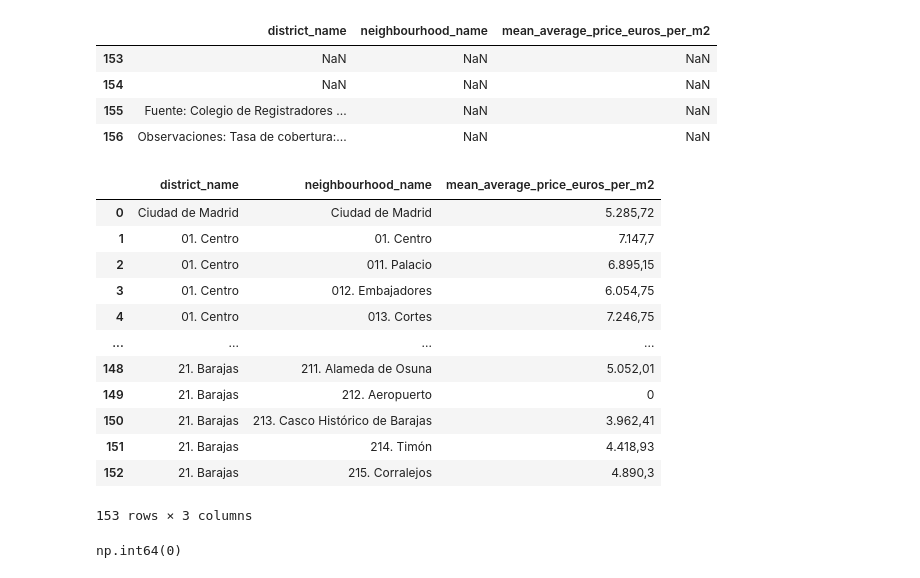
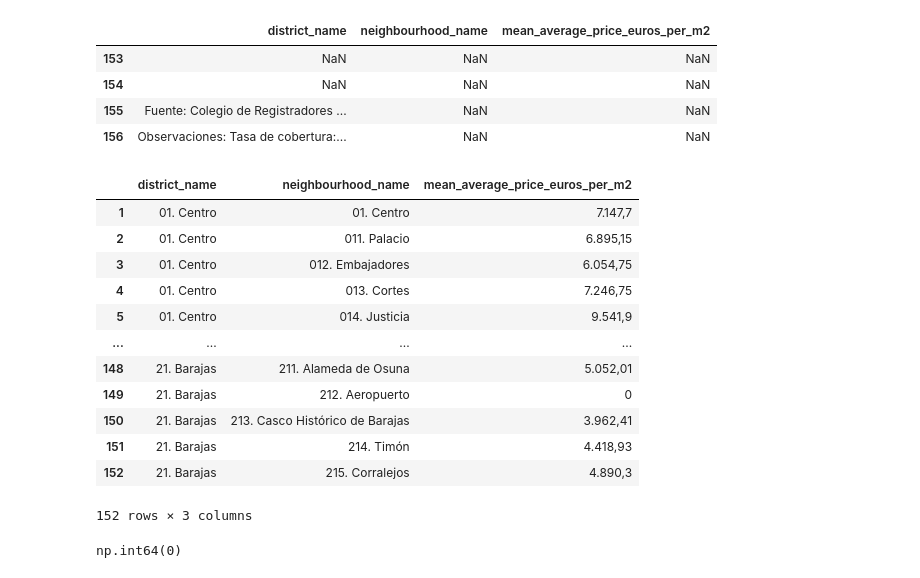
Before and after one commit to CharlieSm49/madrid-housing-ml, a Jupyter notebook: notebooks/02_cleaning_prices.ipynb, the cells around one changed output. Cells and saved outputs as stored; diff of their text form; code cells hidden in the pictures.

Commit message:
clean and prepare dataset to be merged

```diff
--- a/notebooks/02_cleaning_prices.ipynb
+++ b/notebooks/02_cleaning_prices.ipynb
@@ -36,9 +36,9 @@ prices_clean.head(10)
 10 rows × 173 columns
 # %%
 # Combine first two rows into header
-new_columns = ( prices.columns.astype(str) + "_" +
-                prices.iloc[1].fillna("").astype(str)+ ":_" +
-                prices.iloc[0].fillna("").astype(str) )
+new_columns = ( prices_clean.columns.astype(str) + "_" +
+                prices_clean.iloc[1].fillna("").astype(str)+ ":_" +
+                prices_clean.iloc[0].fillna("").astype(str) )
 
 prices_clean.columns= new_columns
 # %%
@@ -75,5 +75,5 @@ Index(['2025_Total:_Euros/m2', '2025.1_Nuevas:_Euros/m2',
       dtype='object')
 # %%
 # Create a new DF with select columns
-prices_clean_2025= prices_clean[["Unnamed: 0_:_","Unnamed: 1_:_",'2025_Total:_Euros/m2']]
+prices_clean_2025_unformatted= prices_clean[["Unnamed: 0_:_","Unnamed: 1_:_",'2025_Total:_Euros/m2']].copy()
 # %%
@@ -97,6 +97,6 @@ column_mapper = {'Unnamed: 0_:_': 'district_name',
                 'Unnamed: 1_:_': 'neighbourhood_name',
                 '2025_Total:_Euros/m2': 'mean_average_price_euros_per_m2',}
 
-prices_clean_2025=prices_clean_2025.rename(mapper=column_mapper, axis=1)
+av_prices_clean_2025=prices_clean_2025_unformatted.rename(mapper=column_mapper, axis=1)
 # %%
 # Display DF
@@ -134,23 +134,23 @@ prices_clean_2025[prices_clean_2025.isnull().any(axis=1)]
 | 156 | Observaciones: Tasa de cobertura:... | NaN | NaN |
 # %%
 # Display rows with mising values
-prices_clean_2025 = prices_clean_2025.drop([153,154,155,156])
+av_prices_clean_2025 = av_prices_clean_2025.drop([0,153,154,155,156])
 # %%
 # Display DF
-prices_clean_2025
+av_prices_clean_2025
 # %% [output]
 |  | district_name | neighbourhood_name | mean_average_price_euros_per_m2 |
-| 0 | Ciudad de Madrid | Ciudad de Madrid | 5.285,72 |
 | 1 | 01. Centro | 01. Centro | 7.147,7 |
 | 2 | 01. Centro | 011. Palacio | 6.895,15 |
 | 3 | 01. Centro | 012. Embajadores | 6.054,75 |
 | 4 | 01. Centro | 013. Cortes | 7.246,75 |
+| 5 | 01. Centro | 014. Justicia | 9.541,9 |
 | ... | ... | ... | ... |
 | 148 | 21. Barajas | 211. Alameda de Osuna | 5.052,01 |
 | 149 | 21. Barajas | 212. Aeropuerto | 0 |
 | 150 | 21. Barajas | 213. Casco Histórico de Barajas | 3.962,41 |
 | 151 | 21. Barajas | 214. Timón | 4.418,93 |
 | 152 | 21. Barajas | 215. Corralejos | 4.890,3 |
-153 rows × 3 columns
+152 rows × 3 columns
 # %%
 # Count duplicate rows
```
Also changed, not shown: parts of 29 cells of this notebook, 5 other files.
